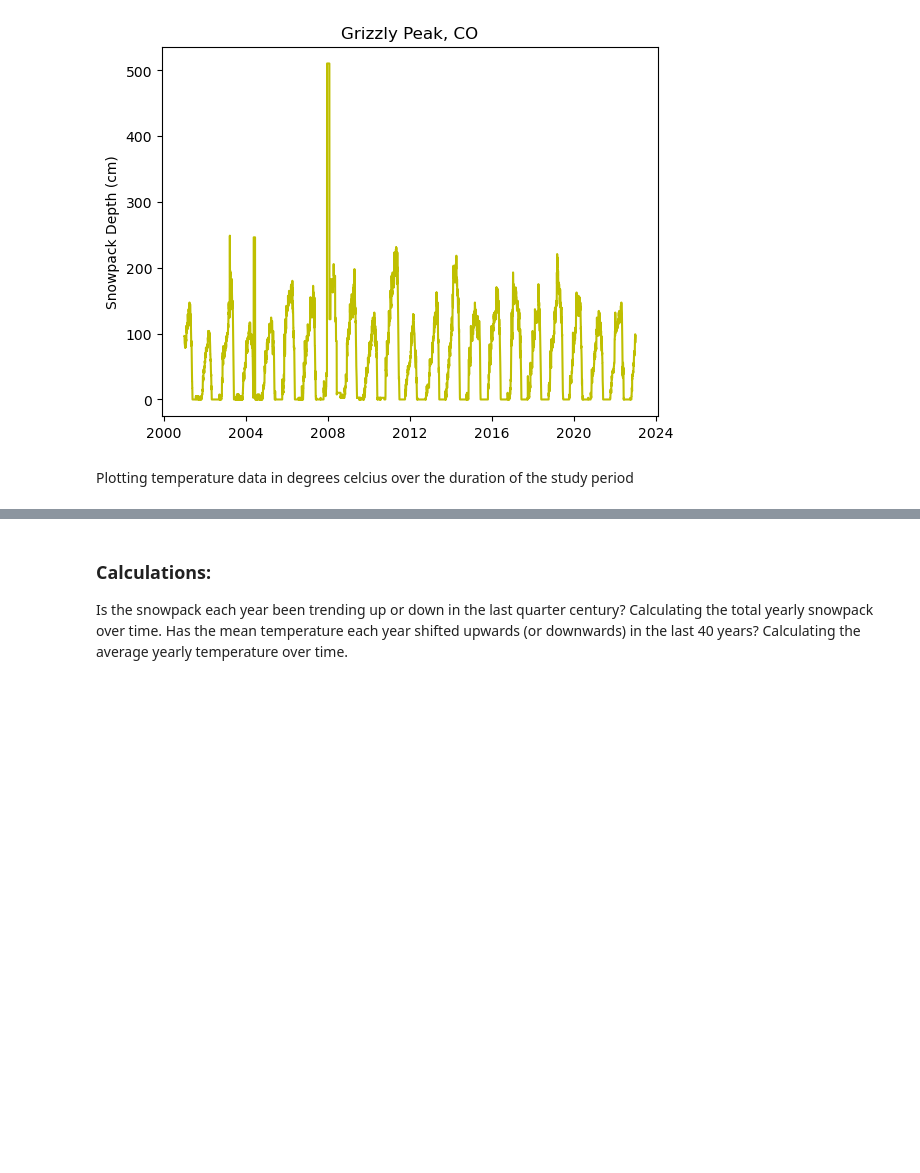
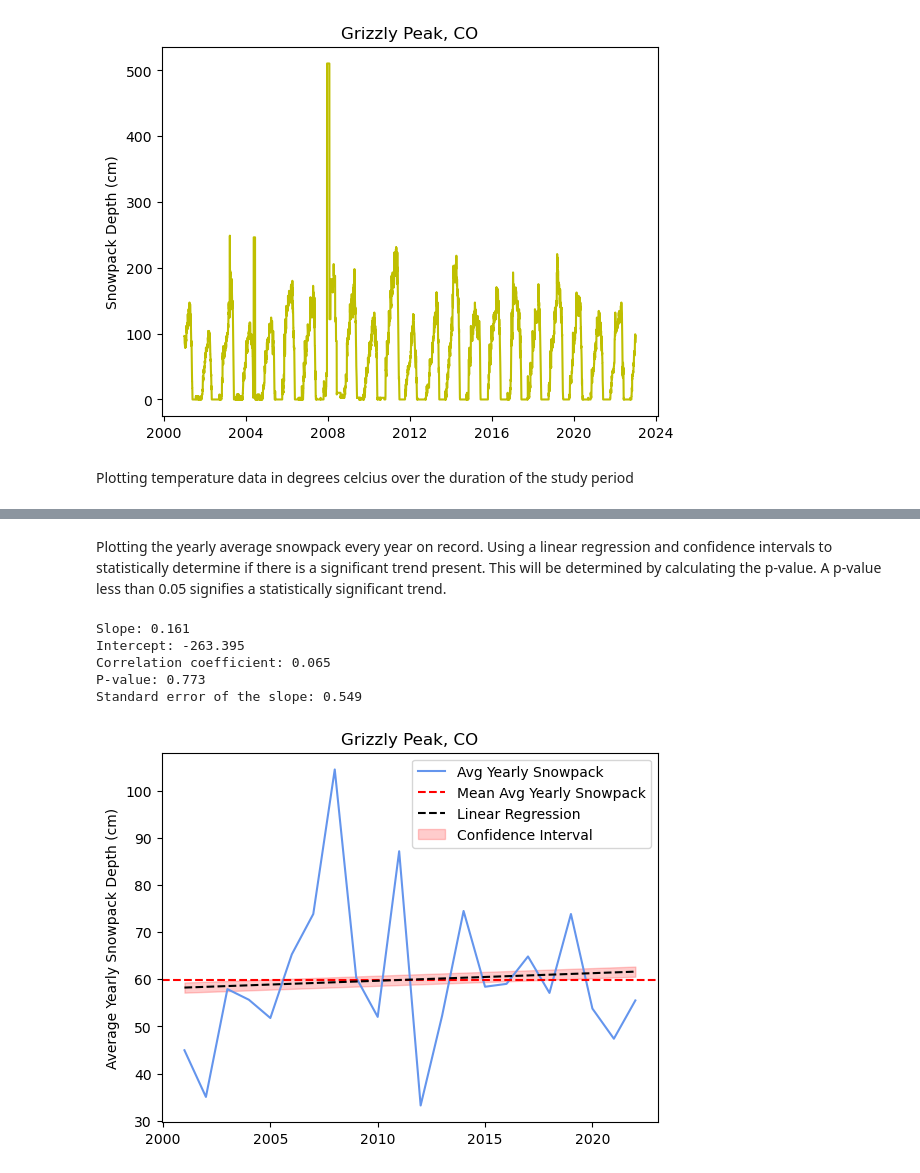
Before and after one commit to jeremy-larkin/ESCI796-Final-Project, a Jupyter notebook: CO Snowpack Project.ipynb, the cells around one changed output, grey strips where cells are left out. Saved outputs shown, nothing was run; the diff lists cells and outputs as text; code cells hidden in the pictures; blank space fills up the shorter version.

```diff
--- a/CO Snowpack Project.ipynb
+++ b/CO Snowpack Project.ipynb
@@ -138,4 +155,45 @@ Text(0.5, 1.0, 'Grizzly Peak, CO')
-# %% [markdown]
-### Calculations:
-Is the snowpack each year been trending up or down in the last quarter century? Calculating the total yearly snowpack over time.
-Has the mean temperature each year shifted upwards (or downwards) in the last 40 years? Calculating the average yearly temperature over time.
+# %% [markdown]
+Plotting the yearly average snowpack every year on record. Using a linear regression and confidence intervals to statistically determine if there is a significant trend present. This will be determined by calculating the p-value. A p-value less than 0.05 signifies a statistically significant trend.
+# %%
+#%% Plot average yearly snowpack depth over the record
+
+# Group snow depth data by year and calculate mean snow depth for each year
+snow_yearly_mean = data_snow['Snowdepth (cm)'].groupby(data_snow.index.year).mean()
+
+# Perform linear regression analysis on mean yearly snow data
+slope, intercept, r_value, p_value, std_err = stats.linregress(snow_yearly_mean.index, snow_yearly_mean)
+
+# Add trend line and confidence intervals to the plot
+trendline = slope * snow_yearly_mean.index + intercept
+ci_low = trendline - 1.96 * std_err
+ci_high = trendline + 1.96 * std_err
+
+# Plot yearly average snowpack depth over the record of time
+fig, ax = plt.subplots()
+# Plot yearly average snow pack over the record of time
+ax.plot(snow_yearly_mean.index, snow_yearly_mean,'cornflowerblue',label='Avg Yearly Snowpack')
+# Plot mean average yearly snow pack
+ax.axhline(np.mean(snow_yearly_mean),color='r',linestyle='--',label='Mean Avg Yearly Snowpack')
+# Add linear regression to plot
+ax.plot(snow_yearly_mean.index, trendline, 'k--',label='Linear Regression')
+ax.fill_between(snow_yearly_mean.index, ci_low, ci_high, color='r', alpha=0.2, label='Confidence Interval')
+# Set y label
+ax.set_ylabel('Average Yearly Snowpack Depth (cm)')
+# Add figure title
+ax.set_title(fig_title)
+# Add legend
+plt.legend()
+
+# Print regression results
+print(f"Slope: {slope:.3f}")
+print(f"Intercept: {intercept:.3f}")
+print(f"Correlation coefficient: {r_value:.3f}")
+print(f"P-value: {p_value:.3f}")
+print(f"Standard error of the slope: {std_err:.3f}")
+# %% [output]
+Slope: 0.161
+Intercept: -263.395
+Correlation coefficient: 0.065
+P-value: 0.773
+Standard error of the slope: 0.549
+[figure, added]
```
Also changed, not shown: parts of 23 cells of this notebook.
